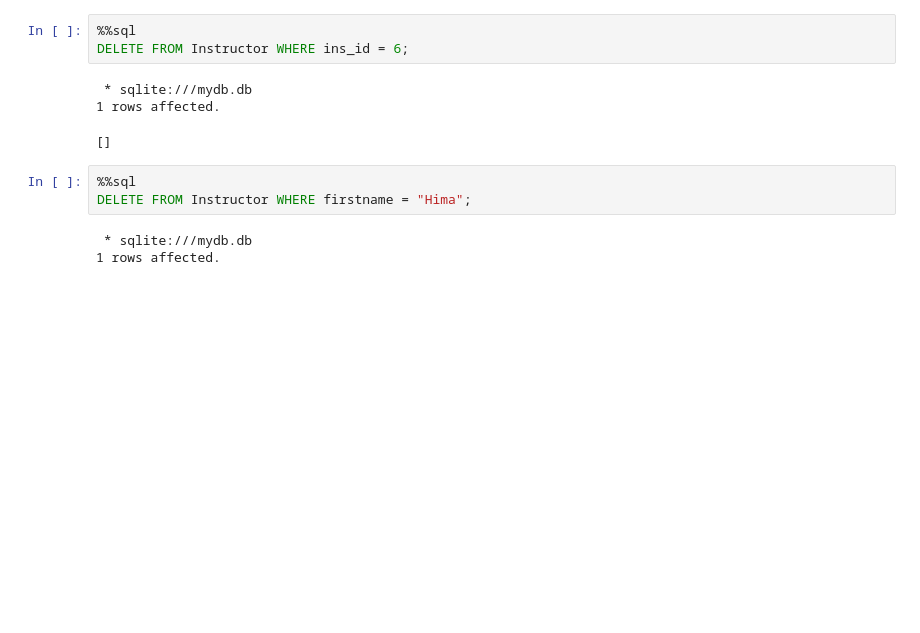
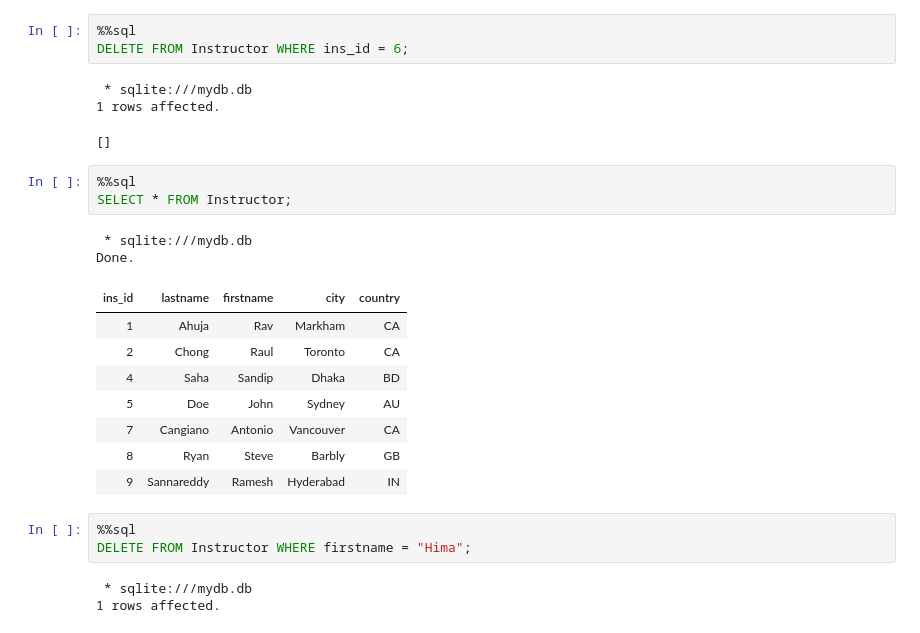
Before and after one commit to alirezaghorbani1983/IBM-DATA-SCIENCE, a Jupyter notebook: sql_new/sql_queries.ipynb, the cells around one changed output. Drawn from its saved outputs; the diff is of its cells as text; blank space fills up the shorter version.

```diff
--- a/sql_new/sql_queries.ipynb
+++ b/sql_new/sql_queries.ipynb
@@ -646,6 +669,20 @@ DELETE FROM Instructor WHERE ins_id = 6;
  * sqlite:///mydb.db
 1 rows affected.
 []
+# %%
+%%sql
+SELECT * FROM Instructor;
+# %% [output]
+ * sqlite:///mydb.db
+Done.
+| ins_id | lastname | firstname | city | country |
+| 1 | Ahuja | Rav | Markham | CA |
+| 2 | Chong | Raul | Toronto | CA |
+| 4 | Saha | Sandip | Dhaka | BD |
+| 5 | Doe | John | Sydney | AU |
+| 7 | Cangiano | Antonio | Vancouver | CA |
+| 8 | Ryan | Steve | Barbly | GB |
+| 9 | Sannareddy | Ramesh | Hyderabad | IN |
 # %%
 %%sql
 DELETE FROM Instructor WHERE firstname = "Hima";
```
Also changed, not shown: parts of 7 cells of this notebook, 1 other file.
